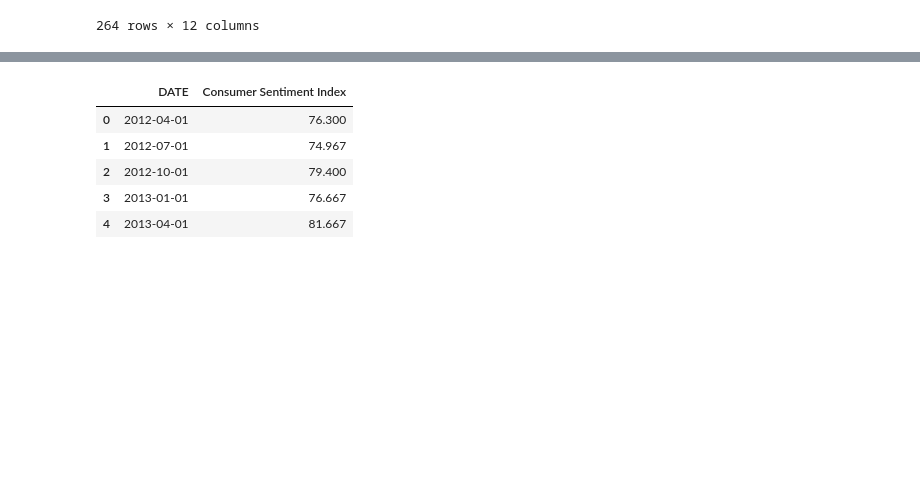
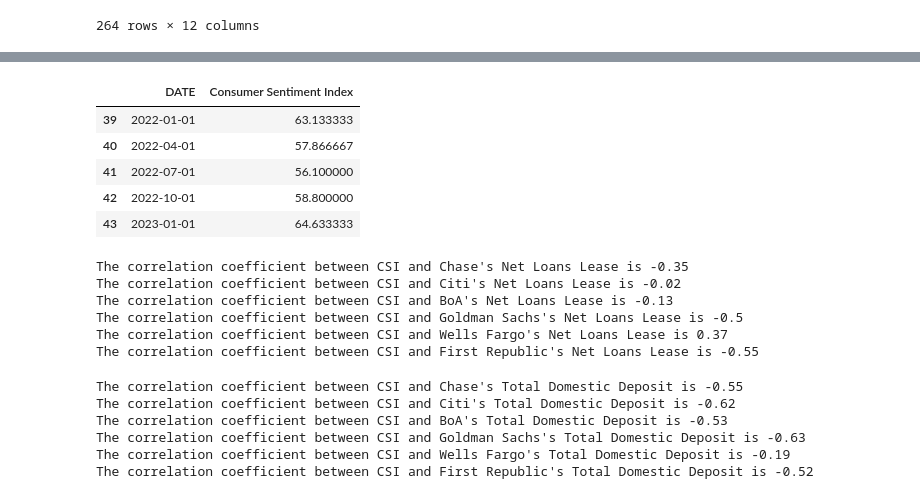
Before and after one commit to florencex5/Finance_Project_1, a Jupyter notebook: FDIC API Bank DataFrames_Correlation.ipynb, the cells around one changed output, grey strips where cells are left out. Drawn from its saved outputs; the diff is of its cells as text; code cells hidden in the pictures; blank space fills up the shorter version.

```diff
--- a/FDIC API Bank DataFrames_Correlation.ipynb
+++ b/FDIC API Bank DataFrames_Correlation.ipynb
@@ -320,16 +328,13 @@ consumer_index = pd.read_csv("Resources/us_csi_original.csv")
 # %%
 #Rename the header of column and reset index
 renamed_consumer_index = consumer_index.rename(columns = {"UMCSENT" : "Consumer Sentiment Index"})
 
-#Formatting consumer sentiment index
-renamed_consumer_index["Consumer Sentiment Index"] = renamed_consumer_index["Consumer Sentiment Index"].map("{:,.3f}".format)
-
 #Display consumer index dataframe
-renamed_consumer_index.head()
+renamed_consumer_index.tail(5)
 # %% [output]
 |  | DATE | Consumer Sentiment Index |
-| 0 | 2012-04-01 | 76.300 |
-| 1 | 2012-07-01 | 74.967 |
-| 2 | 2012-10-01 | 79.400 |
-| 3 | 2013-01-01 | 76.667 |
-| 4 | 2013-04-01 | 81.667 |
+| 39 | 2022-01-01 | 63.133333 |
+| 40 | 2022-04-01 | 57.866667 |
+| 41 | 2022-07-01 | 56.100000 |
+| 42 | 2022-10-01 | 58.800000 |
+| 43 | 2023-01-01 | 64.633333 |
@@ -338 +341,51 @@ renamed_consumer_index.head()
+# %%
+#Create variables for CSI and each bank's Net Loans Lease
+
+CSI = renamed_consumer_index["Consumer Sentiment Index"]
+
+chase_loan_csi = new_bank_asset.loc[(new_bank_asset["Bank Name"]=="JPMORGAN CHASE BANK NA"),"Net Loans Lease"]
+citi_loan_csi = new_bank_asset.loc[(new_bank_asset["Bank Name"]=="CITIBANK NATIONAL ASSN"),"Net Loans Lease"]
+boa_loan_csi = new_bank_asset.loc[(new_bank_asset["Bank Name"]=="BANK OF AMERICA NA"),"Net Loans Lease"]
+gs_loan_csi = new_bank_asset.loc[(new_bank_asset["Bank Name"]=="GOLDMAN SACHS BANK USA"),"Net Loans Lease"]
+wf_loan_csi = new_bank_asset.loc[(new_bank_asset["Bank Name"]=="WELLS FARGO BANK NA"),"Net Loans Lease"]
+fr_loan_csi = new_bank_asset.loc[(new_bank_asset["Bank Name"]=="FIRST REPUBLIC BANK"),"Net Loans Lease"]
+
+#Calculate and print the correlation coefficient between CSI and each bank's Net Loans Lease
+print(f"The correlation coefficient between CSI and Chase's Net Loans Lease is {round(st.pearsonr(CSI,chase_loan_csi)[0],2)}")
+print(f"The correlation coefficient between CSI and Citi's Net Loans Lease is {round(st.pearsonr(CSI,citi_loan_csi)[0],2)}")
+print(f"The correlation coefficient between CSI and BoA's Net Loans Lease is {round(st.pearsonr(CSI,boa_loan_csi)[0],2)}")
+print(f"The correlation coefficient between CSI and Goldman Sachs's Net Loans Lease is {round(st.pearsonr(CSI,gs_loan_csi)[0],2)}")
+print(f"The correlation coefficient between CSI and Wells Fargo's Net Loans Lease is {round(st.pearsonr(CSI,wf_loan_csi)[0],2)}")
+print(f"The correlation coefficient between CSI and First Republic's Net Loans Lease is {round(st.pearsonr(CSI,fr_loan_csi)[0],2)}")
+# %% [output]
+The correlation coefficient between CSI and Chase's Net Loans Lease is -0.35
+The correlation coefficient between CSI and Citi's Net Loans Lease is -0.02
+The correlation coefficient between CSI and BoA's Net Loans Lease is -0.13
+The correlation coefficient between CSI and Goldman Sachs's Net Loans Lease is -0.5
+The correlation coefficient between CSI and Wells Fargo's Net Loans Lease is 0.37
+The correlation coefficient between CSI and First Republic's Net Loans Lease is -0.55
+# %%
+#Create variables for each bank's Total Domestic Deposit
+
+chase_dep_csi = new_bank_liabilites.loc[(new_bank_liabilites["Bank Name"]=="JPMORGAN CHASE BANK NA"),"Total Domestic Deposit"]
+citi_dep_csi = new_bank_liabilites.loc[(new_bank_liabilites["Bank Name"]=="CITIBANK NATIONAL ASSN"),"Total Domestic Deposit"]
+boa_dep_csi = new_bank_liabilites.loc[(new_bank_liabilites["Bank Name"]=="BANK OF AMERICA NA"),"Total Domestic Deposit"]
+gs_dep_csi = new_bank_liabilites.loc[(new_bank_liabilites["Bank Name"]=="GOLDMAN SACHS BANK USA"),"Total Domestic Deposit"]
+wf_dep_csi = new_bank_liabilites.loc[(new_bank_liabilites["Bank Name"]=="WELLS FARGO BANK NA"),"Total Domestic Deposit"]
+fr_dep_csi = new_bank_liabilites.loc[(new_bank_liabilites["Bank Name"]=="FIRST REPUBLIC BANK"),"Total Domestic Deposit"]
+
+#Calculate and print the correlation coefficient between CSI and each bank's Net Loans Lease
+print(f"The correlation coefficient between CSI and Chase's Total Domestic Deposit is {round(st.pearsonr(CSI,chase_dep_csi)[0],2)}")
+print(f"The correlation coefficient between CSI and Citi's Total Domestic Deposit is {round(st.pearsonr(CSI,citi_dep_csi)[0],2)}")
+print(f"The correlation coefficient between CSI and BoA's Total Domestic Deposit is {round(st.pearsonr(CSI,boa_dep_csi)[0],2)}")
+print(f"The correlation coefficient between CSI and Goldman Sachs's Total Domestic Deposit is {round(st.pearsonr(CSI,gs_dep_csi)[0],2)}")
+print(f"The correlation coefficient between CSI and Wells Fargo's Total Domestic Deposit is {round(st.pearsonr(CSI,wf_dep_csi)[0],2)}")
+print(f"The correlation coefficient between CSI and First Republic's Total Domestic Deposit is {round(st.pearsonr(CSI,fr_dep_csi)[0],2)}")
+# %% [output]
+The correlation coefficient between CSI and Chase's Total Domestic Deposit is -0.55
+The correlation coefficient between CSI and Citi's Total Domestic Deposit is -0.62
+The correlation coefficient between CSI and BoA's Total Domestic Deposit is -0.53
+The correlation coefficient between CSI and Goldman Sachs's Total Domestic Deposit is -0.63
+The correlation coefficient between CSI and Wells Fargo's Total Domestic Deposit is -0.19
+The correlation coefficient between CSI and First Republic's Total Domestic Deposit is -0.52
 # %%
```
Also changed, not shown: parts of 10 cells of this notebook, 9 other files.
